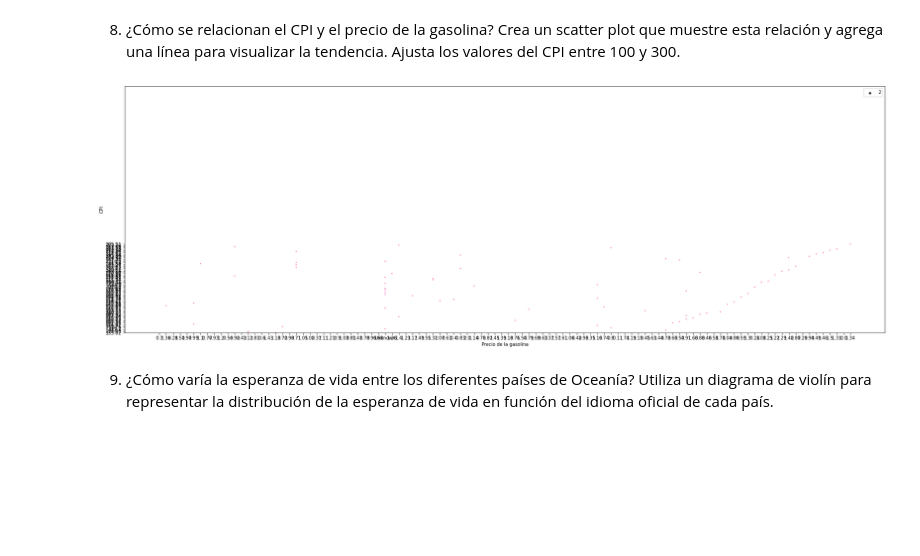
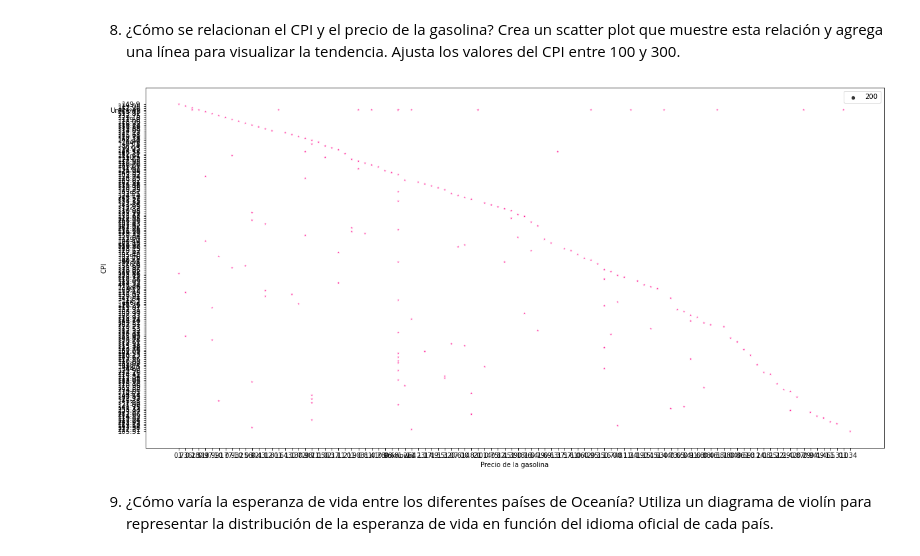
Before and after one commit to Adalab/da-modulo3-sprint2-pairprogramming-PatriciaAnaG, a Jupyter notebook: pair_VISUALIZACION.ipynb, the cells around one changed output. Drawn from its saved outputs; the diff is of its cells as text; code cells hidden in the pictures; blank space fills up the shorter version.

```diff
--- a/pair_VISUALIZACION.ipynb
+++ b/pair_VISUALIZACION.ipynb
@@ -192,14 +195,14 @@ sns.barplot(data =df_natalidad, x="birth_rate", y="continent")
 # %% [markdown]
 8. ¿Cómo se relacionan el CPI y el precio de la gasolina? Crea un scatter plot que muestre esta relación y agrega una línea para visualizar la tendencia. Ajusta los valores del CPI entre 100 y 300.
 # %%
-plt.figure(figsize=(30, 10))
-sns.scatterplot(y= 'cpi' , x = 'gasoline_price', data = df, marker= "*", size = 2,
+plt.figure(figsize=(20, 10))
+sns.scatterplot(y= 'cpi' , x = 'gasoline_price', data = df, marker= "*", size = 200,
                 color = "deeppink" )
-plt.ylim([100,300])
+#plt.ylim([100,300])
 plt.ylabel("CPI")
 plt.xlabel("Precio de la gasolina");
 # %% [output]
-[figure, old version]
+[figure, new version]
 # %% [markdown]
 9. ¿Cómo varía la esperanza de vida entre los diferentes países de Oceanía? Utiliza un diagrama de violín para representar la distribución de la esperanza de vida en función del idioma oficial de cada país.
 # %%
```
Also changed, not shown: parts of 9 cells of this notebook.
